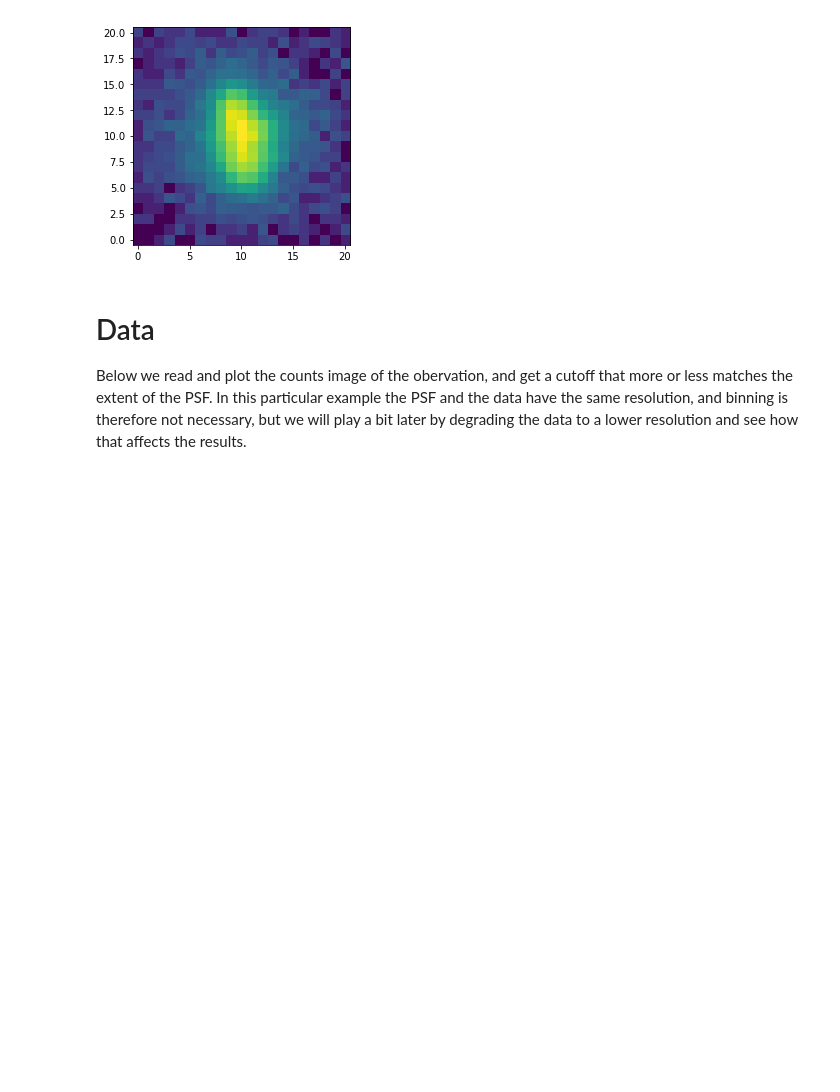
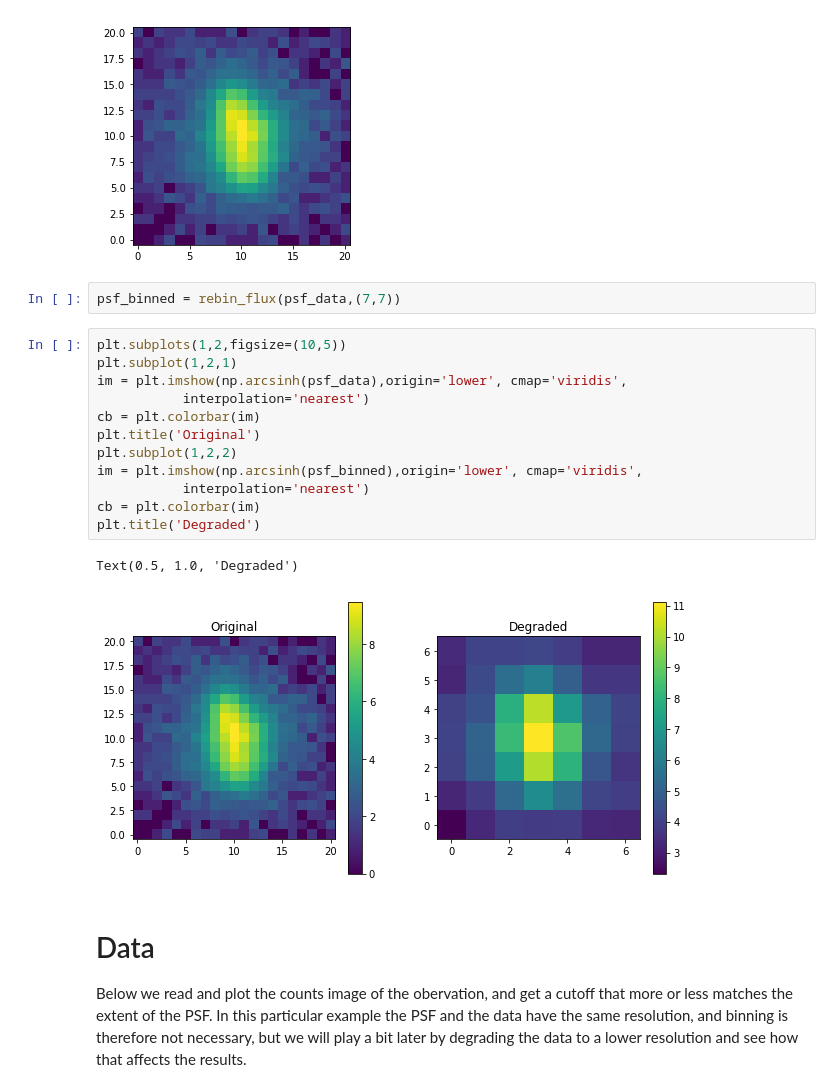
Before and after one commit to juramaga/sherpa_fitting, a Jupyter notebook: test_convolution_failed_MLE_v1.ipynb, the cells around one changed output. Drawn from its saved outputs; the diff is of its cells as text; blank space fills up the shorter version.

```diff
--- a/test_convolution_failed_MLE_v1.ipynb
+++ b/test_convolution_failed_MLE_v1.ipynb
@@ -135,6 +135,23 @@ print (np.shape(psf_data))
 (21, 21)
 (21, 21)
 [figure]
+# %%
+psf_binned = rebin_flux(psf_data,(7,7))
+# %%
+plt.subplots(1,2,figsize=(10,5))
+plt.subplot(1,2,1)
+im = plt.imshow(np.arcsinh(psf_data),origin='lower', cmap='viridis',
+           interpolation='nearest')
+cb = plt.colorbar(im)
+plt.title('Original')
+plt.subplot(1,2,2)
+im = plt.imshow(np.arcsinh(psf_binned),origin='lower', cmap='viridis',
+           interpolation='nearest')
+cb = plt.colorbar(im)
+plt.title('Degraded')
+# %% [output]
+Text(0.5, 1.0, 'Degraded')
+[figure, added]
 # %% [markdown]
 # Data
 Below we read and plot the counts image of the obervation, and get a cutoff that more or less matches the extent of the PSF. In this particular example the PSF and the data have the same resolution, and binning is therefore not necessary, but we will play a bit later by degrading the data to a lower resolution and see how that affects the results.
```
Also changed, not shown: parts of 13 cells of this notebook, 2 other files.
